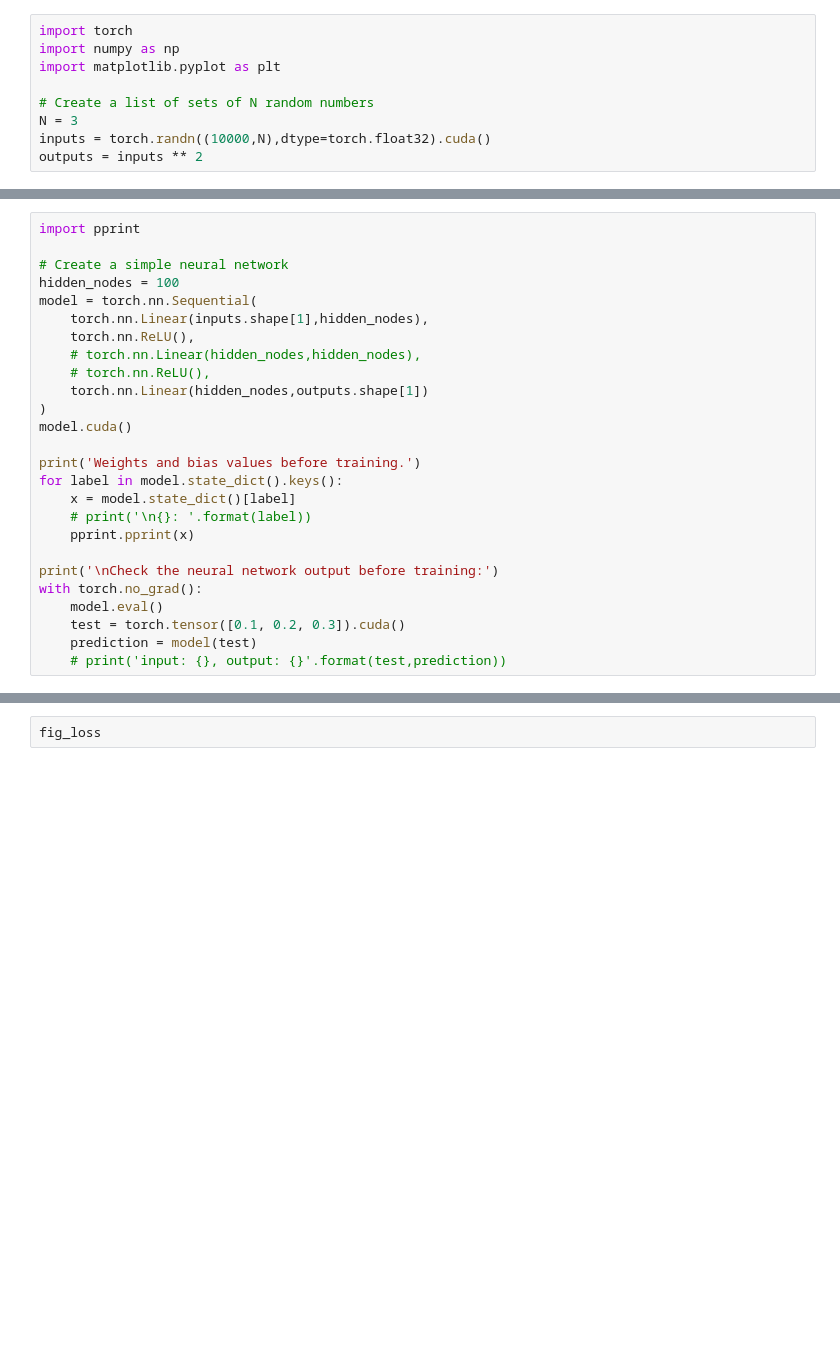
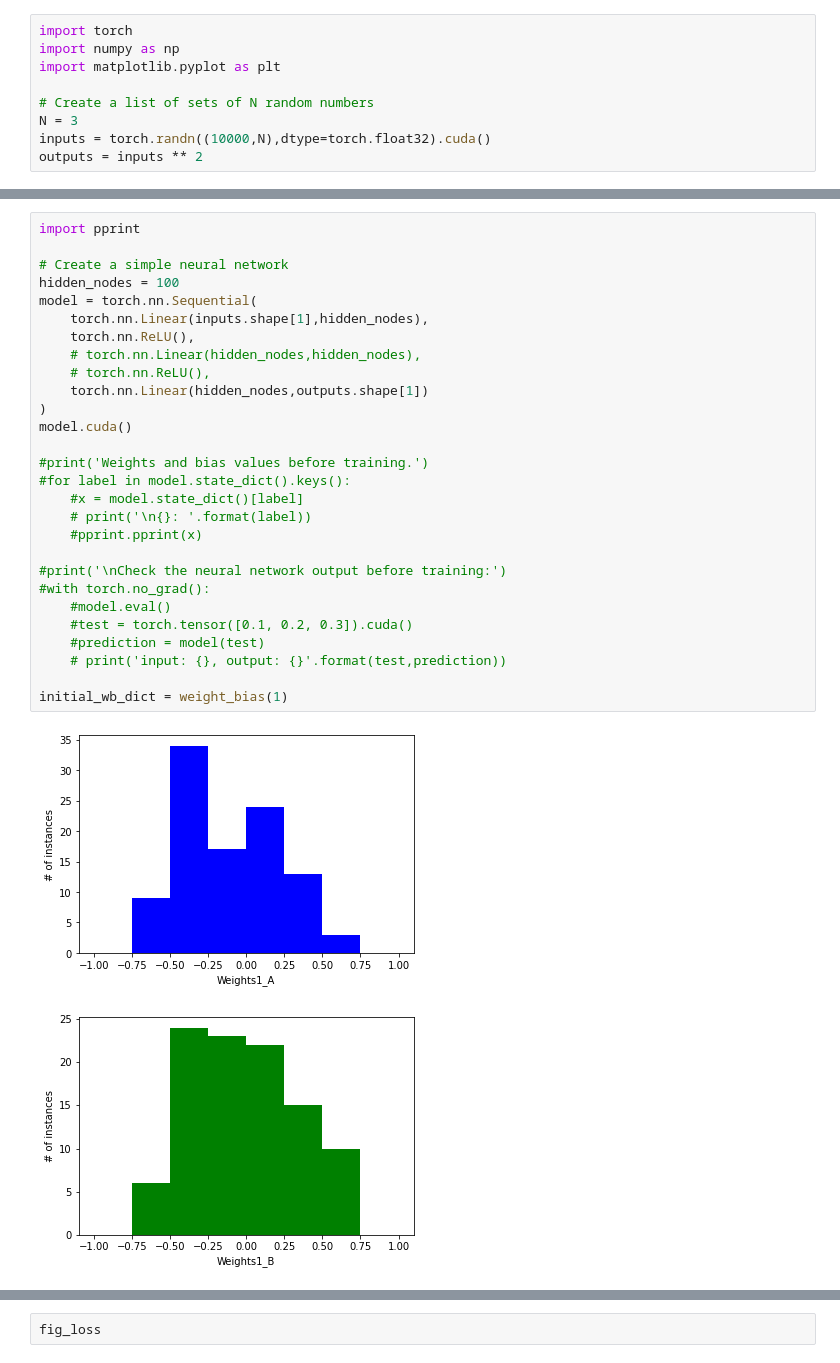
Before and after one commit to NDCMS/NDParticleML, a Jupyter notebook: Learning_x^2/Learn_x^2.ipynb, the cells around one changed output, grey strips where cells are left out. Drawn from its saved outputs; the diff is of its cells as text; blank space fills up the shorter version.

Commit message:
weight and bias update

```diff
--- a/Learning_x^2/Learn_x^2.ipynb
+++ b/Learning_x^2/Learn_x^2.ipynb
@@ -23,26 +97,31 @@ test_outputs = test_inputs ** 2
 # %%
 import pprint
 
 # Create a simple neural network
 hidden_nodes = 100
 model = torch.nn.Sequential(
     torch.nn.Linear(inputs.shape[1],hidden_nodes),
     torch.nn.ReLU(),
     # torch.nn.Linear(hidden_nodes,hidden_nodes),
     # torch.nn.ReLU(),
     torch.nn.Linear(hidden_nodes,outputs.shape[1])
 )
 model.cuda()
 
-print('Weights and bias values before training.')
-for label in model.state_dict().keys():
-    x = model.state_dict()[label]
+#print('Weights and bias values before training.')
+#for label in model.state_dict().keys():
+    #x = model.state_dict()[label]
     # print('\n{}: '.format(label))
-    pprint.pprint(x)
+    #pprint.pprint(x)
 
-print('\nCheck the neural network output before training:')
-with torch.no_grad():
-    model.eval()
-    test = torch.tensor([0.1, 0.2, 0.3]).cuda()
-    prediction = model(test)
+#print('\nCheck the neural network output before training:')
+#with torch.no_grad():
+    #model.eval()
+    #test = torch.tensor([0.1, 0.2, 0.3]).cuda()
+    #prediction = model(test)
     # print('input: {}, output: {}'.format(test,prediction))
+
+initial_wb_dict = weight_bias(1)
+# %% [output]
+[figure, added]
+[figure, added]
```
Also changed, not shown: parts of 8 cells of this notebook.
